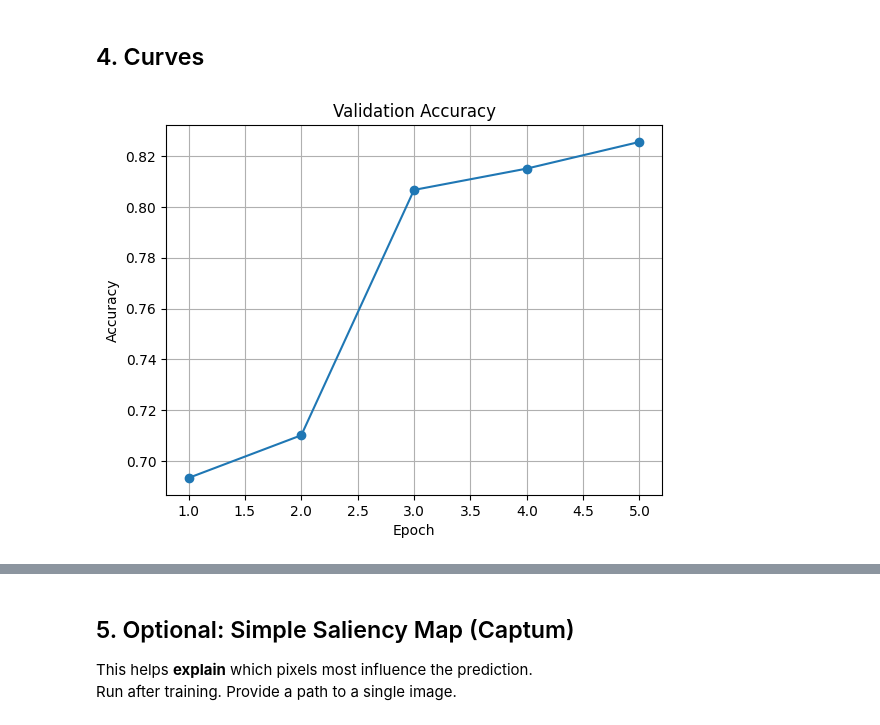
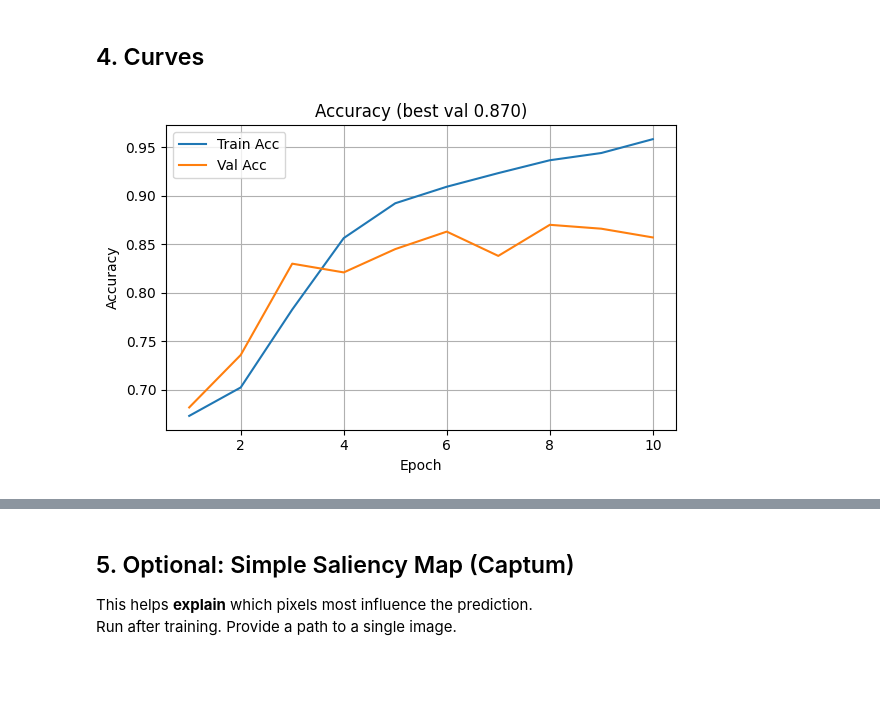
Before and after one commit to McMasterAI-Society/DeepFakeDetector, a Jupyter notebook: notebooks/cnn_transfer_baseline.ipynb, the cells around one changed output, grey strips where cells are left out. Saved outputs shown, nothing was run; the diff lists cells and outputs as text; code cells hidden in the pictures; blank space fills up the shorter version.

```diff
--- a/notebooks/cnn_transfer_baseline.ipynb
+++ b/notebooks/cnn_transfer_baseline.ipynb
@@ -300,21 +487,80 @@ Epoch 05 | 22.2s | train loss 0.1860 acc 0.932 f1 0.932 auroc 0.983 | val loss 0
 
 ## 4. Curves
 # %%
+# =========================
+# CELL 6: Curves (train vs val) + Drive backup (fixed)
+# =========================
+import matplotlib.pyplot as plt
+from pathlib import Path
+import shutil
 
-# Plot Accuracy & AUROC (validation)
-val_acc = [x[1] for x in history["val"]]
-val_auroc = [x[3] for x in history["val"]]
+if "history" not in globals() or len(history.get("train", [])) == 0:
+    print("No history in memory. If you restarted runtime, rerun Cell 5 to regenerate curves.")
+else:
+    tr_acc = [x[1] for x in history["train"]]
+    va_acc = [x[1] for x in history["val"]]
+    tr_loss = [x[0] for x in history["train"]]
+    va_loss = [x[0] for x in history["val"]]
+    tr_auroc = [x[3] for x in history["train"]]
+    va_auroc = [x[3] for x in history["val"]]
+    epochs = range(1, len(tr_acc) + 1)
 
-plt.figure()
-plt.plot(range(1, len(val_acc)+1), val_acc, marker='o')
-plt.title("Validation Accuracy")
-plt.xlabel("Epoch"); plt.ylabel("Accuracy"); plt.grid(True)
-plt.show()
+    # local output
+    out_dir = ARTIFACTS_DIR / "plots"
+    out_dir.mkdir(parents=True, exist_ok=True)
 
-plt.figure()
-plt.plot(range(1, len(val_auroc)+1), val_auroc, marker='o')
-plt.title("Validation AUROC")
-plt.xlabel("Epoch"); plt.ylabel("AUROC"); plt.grid(True)
-plt.show()
+    # drive output
+    drive_plots_dir = DRIVE_ARTIFACTS_DIR / "plots"
+    drive_plots_dir.mkdir(parents=True, exist_ok=True)
+
+    # Accuracy
+    plt.figure(figsize=(6, 4))
+    plt.plot(epochs, tr_acc, label="Train Acc")
+    plt.plot(epochs, va_acc, label="Val Acc")
+    plt.title(f"Accuracy (best val {max(va_acc):.3f})")
+    plt.xlabel("Epoch")
+    plt.ylabel("Accuracy")
+    plt.legend()
+    plt.grid(True)
+    acc_png = out_dir / "accuracy.png"
+    plt.tight_layout()
+    plt.savefig(acc_png, dpi=200)
+    plt.show()
+
+    # Loss
+    plt.figure(figsize=(6, 4))
+    plt.plot(epochs, tr_loss, label="Train Loss")
+    plt.plot(epochs, va_loss, label="Val Loss")
+    plt.title("Loss")
+    plt.xlabel("Epoch")
+    plt.ylabel("Loss")
+    plt.legend()
+    plt.grid(True)
+    loss_png = out_dir / "loss.png"
+    plt.tight_layout()
+    plt.savefig(loss_png, dpi=200)
+    plt.show()
+
+    # AUROC
+    plt.figure(figsize=(6, 4))
+    plt.plot(epochs, tr_auroc, label="Train AUROC")
+    plt.plot(epochs, va_auroc, label="Val AUROC")
+    plt.title(f"AUROC (best val {max(va_auroc):.3f})")
+    plt.xlabel("Epoch")
+    plt.ylabel("AUROC")
+    plt.legend()
+    plt.grid(True)
+    auc_png = out_dir / "auroc.png"
+    plt.tight_layout()
+    plt.savefig(auc_png, dpi=200)
+    plt.show()
+
+    # Backup to Drive
+    for p in [acc_png, loss_png, auc_png]:
+        if p.exists():
+            shutil.copy2(p, drive_plots_dir / p.name)
+
+    print("Saved plots locally to:", out_dir)
+    print("Backed up plots to Drive:", drive_plots_dir)
 # %% [output]
-[figure, old version]
+[figure, new version]
```
Also changed, not shown: parts of 19 cells of this notebook.
